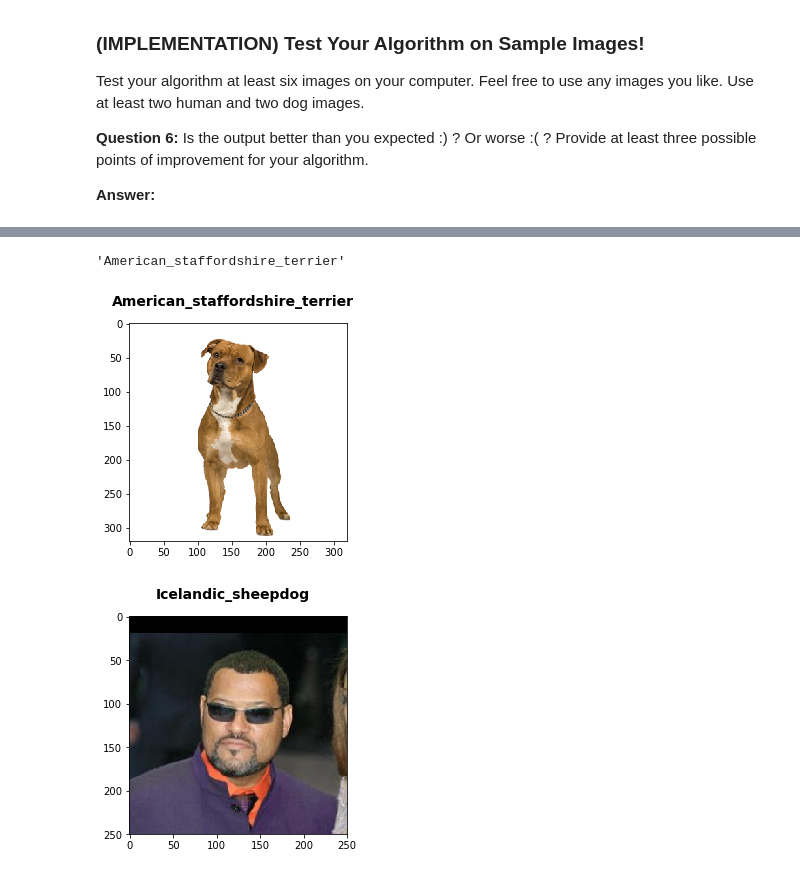
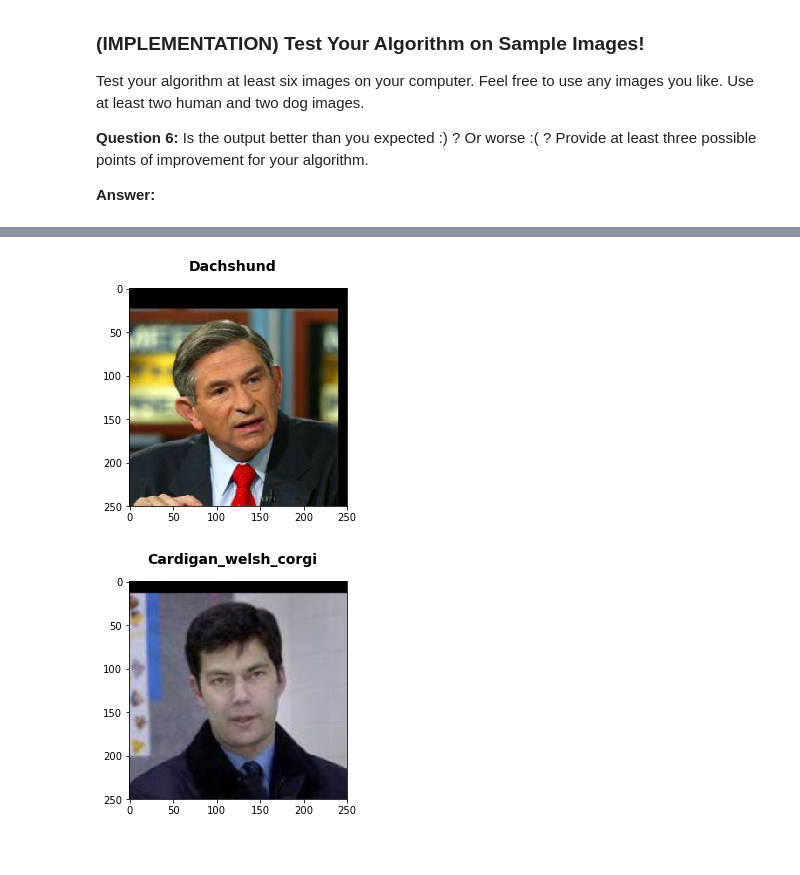
Before and after one commit to jve2kor/machine-learning-nanodegree, a Jupyter notebook: projects/dog_app.ipynb, the cells around one changed output, grey strips where cells are left out. Saved outputs shown, nothing was run; the diff lists cells and outputs as text; code cells hidden in the pictures.

```diff
--- a/projects/dog_app.ipynb
+++ b/projects/dog_app.ipynb
@@ -416,16 +421,16 @@ from keras.callbacks import ModelCheckpoint
 
 ### TODO: specify the number of epochs that you would like to use to train the model.
 
-epochs =5
+epochs = 5
 
 ### Do NOT modify the code below this line.
 
 checkpointer = ModelCheckpoint(filepath='saved_models/weights.best.from_scratch.hdf5',
-                               verbose=100, save_best_only=True)
+                               verbose=1, save_best_only=True)
 
 model.fit(train_tensors, train_targets,
           validation_data=(valid_tensors, valid_targets),
-          epochs=epochs, batch_size=20, callbacks=[checkpointer], verbose=1)
+          epochs=epochs, batch_size=10, callbacks=[checkpointer], verbose=1)
 # %% [output]
 Train on 6680 samples, validate on 835 samples
 Epoch 1/5
@@ -751,21 +801,23 @@ Downloading data from https://github.com/fchollet/deep-learning-models/releases/
-# %%
-Object_Dectection(dog_files_short[3])
-# %% [output]
-'American_staffordshire_terrier'
 # %%
-breed=Object_Dectection(dog_files_short[3])
-img = cv2.imread(dog_files_short[3])
+## TODO: Execute your algorithm from Step 6 on
+## at least 6 images on your computer.
+## Feel free to use as many code cells as needed.
+breed=Object_Dectection(human_files[23])
+img = cv2.imread(human_files[23])
 # convert BGR image to RGB for plotting
 cv_rgb = cv2.cvtColor(img, cv2.COLOR_BGR2RGB)
 plt.imshow(cv_rgb)
 
 plt.suptitle(breed, fontsize=14, fontweight='bold')
 plt.show()
 # %% [output]
-[figure, old version]
+[figure, new version]
 # %%
-breed=Object_Dectection(human_files[3])
-img = cv2.imread(human_files[3])
+## TODO: Execute your algorithm from Step 6 on
+## at least 6 images on your computer.
+## Feel free to use as many code cells as needed.
+breed=Object_Dectection(human_files[60])
+img = cv2.imread(human_files[60])
 # convert BGR image to RGB for plotting
 cv_rgb = cv2.cvtColor(img, cv2.COLOR_BGR2RGB)
 plt.imshow(cv_rgb)
@@ -773,4 +825,4 @@ plt.imshow(cv_rgb)
 plt.suptitle(breed, fontsize=14, fontweight='bold')
 plt.show()
 # %% [output]
-[figure, old version]
+[figure, new version]
```
Also changed, not shown: parts of 26 cells of this notebook.
